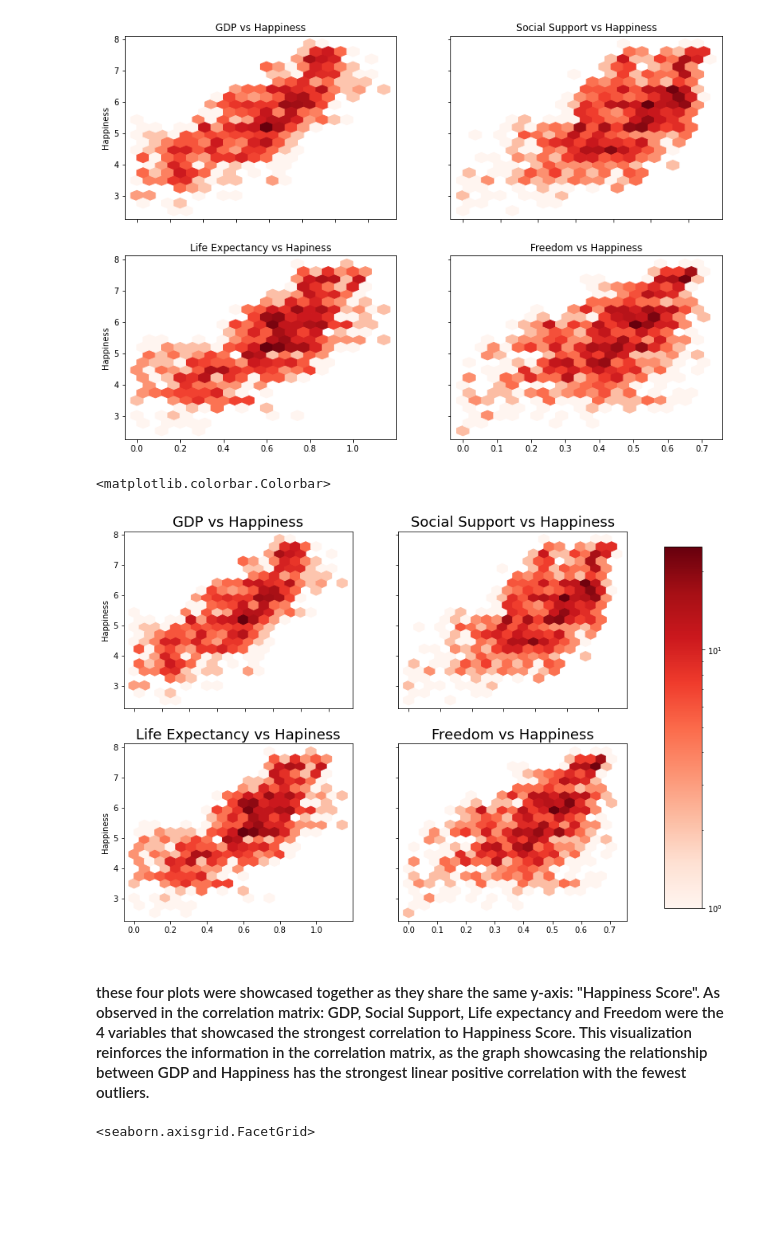
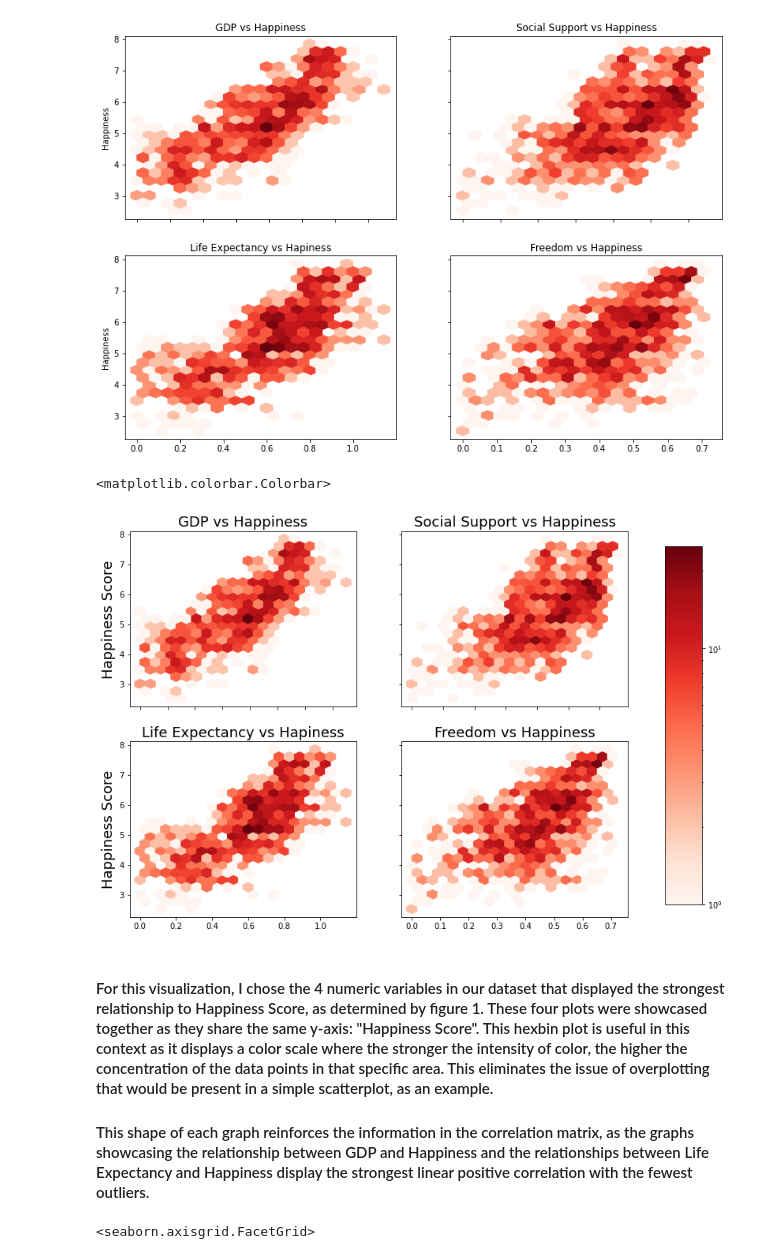
Before and after one commit to ubco-W2022T1-cosc301/project-group47, a Jupyter notebook: notebooks/analysis1.ipynb, the cells around one changed output. Saved outputs shown, nothing was run; the diff lists cells and outputs as text; code cells hidden in the pictures; blank space fills up the shorter version.

Commit message:
added information

```diff
--- a/notebooks/analysis1.ipynb
+++ b/notebooks/analysis1.ipynb
@@ -295,37 +295,38 @@ y2=df3["Happiness Score"]
 x3=df3["Health (Life Expectancy)"]
 y3=df3["Happiness Score"]
 x4=df3["Freedom"]
 y4=df3["Happiness Score"]
 
 
 fig, axs = plt.subplots(2, 2)
 a = axs[0, 0].hexbin(x1, y1, gridsize=20, bins='log', cmap='Reds',mincnt=1)
 axs[0, 0].set_title('GDP vs Happiness',fontsize=18)
 fig.set_figheight(9)
 fig.set_figwidth(13)
 b = axs[0, 1].hexbin(x2, y2, gridsize=20, bins='log', cmap='Reds',mincnt=1)
 axs[0, 1].set_title('Social Support vs Happiness',fontsize=18)
 c = axs[1, 0].hexbin(x3, y3, gridsize=20, bins='log', cmap="Reds",mincnt=1)
 axs[1, 0].set_title('Life Expectancy vs Hapiness',fontsize=18)
 d = axs[1, 1].hexbin(x4, y4 , gridsize=20, bins='log', cmap='Reds',mincnt=1)
 axs[1, 1].set_title('Freedom vs Happiness',fontsize=18)
 
 for ax in axs.flat:
-    ax.set(ylabel="Happiness")
+    ax.set_ylabel('Happiness Score', fontsize = 18)
 
 
 # Hide x labels and tick labels for top plots and y ticks for right plots.
 for ax in axs.flat:
     ax.label_outer()
 
 fig.subplots_adjust(right=0.8)
 cbar_ax = fig.add_axes([0.85,0.15,0.05,0.7])
 fig.colorbar(a,cax=cbar_ax)
 # %% [output]
 <matplotlib.colorbar.Colorbar>
-[figure, old version]
+[figure, new version]
 # %% [markdown]
-#### these four plots were showcased together as they share the same y-axis: "Happiness Score". As observed in the correlation matrix: GDP, Social Support, Life expectancy and Freedom were the 4 variables that showcased the strongest correlation to Happiness Score. This visualization reinforces the information in the correlation matrix, as the graph showcasing the relationship between GDP and Happiness has the strongest linear positive correlation with the fewest outliers.
+#### For this visualization, I chose the 4 numeric variables in our dataset that displayed the strongest relationship to Happiness Score, as determined by figure 1. These four plots were showcased together as they share the same y-axis: "Happiness Score". This hexbin plot is useful in this context as it displays a color scale where the stronger the intensity of color, the higher the concentration of the data points in that specific area.  This eliminates the issue of overplotting that would be present in a simple scatterplot, as an example.
+#### This shape of each graph reinforces the information in the correlation matrix, as the graphs showcasing the relationship between GDP and Happiness and the relationships between Life Expectancy and Happiness display the strongest linear positive correlation with the fewest outliers.
 # %%
 x1=df3["Happiness Score"]
 y1=df3["Economy (GDP per Capita)"]
```
